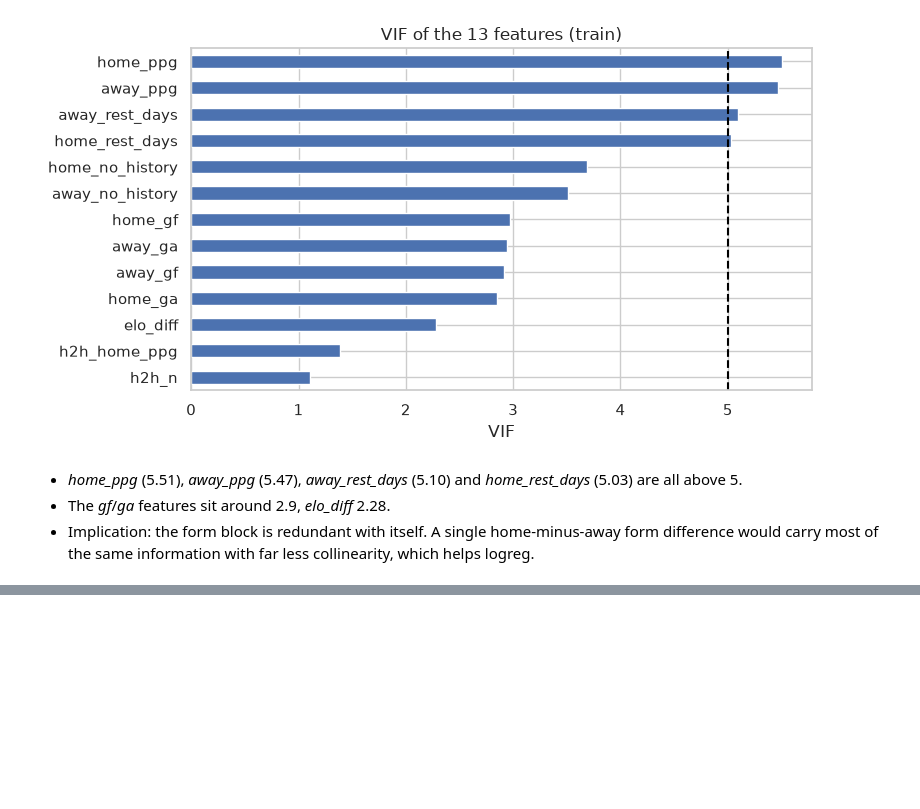
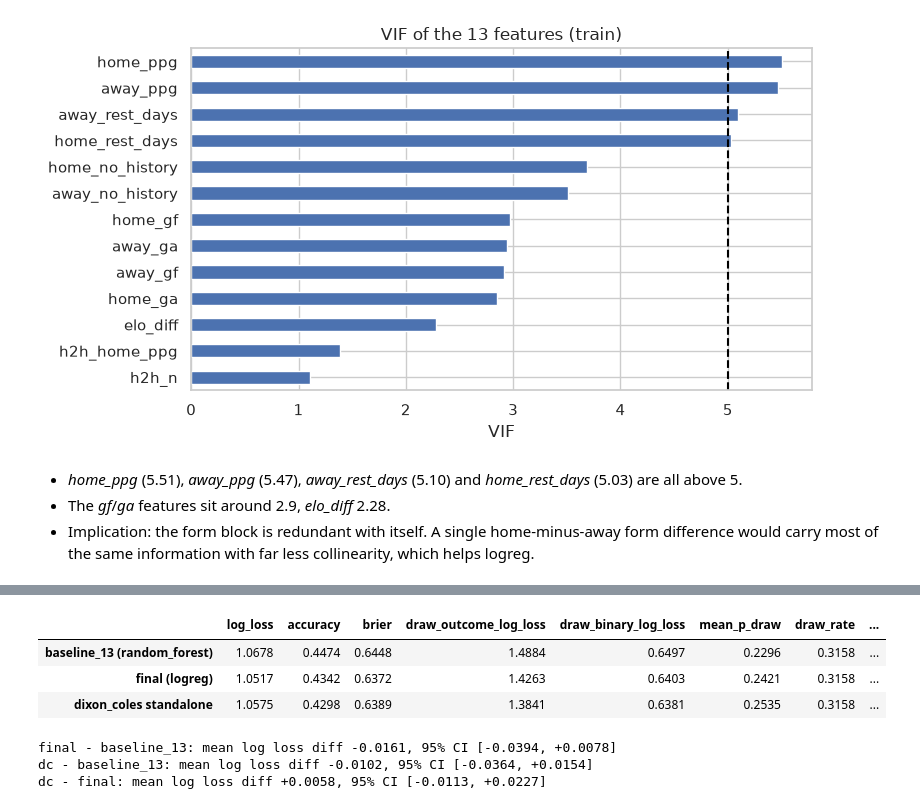
Before and after one commit to Darragh7/CS6422-Complex-Systems-Design-Group-3, a Jupyter notebook: ai/training/eda.ipynb, the cells around one changed output, grey strips where cells are left out. Drawn from its saved outputs; the diff is of its cells as text; code cells hidden in the pictures; blank space fills up the shorter version.

```diff
--- a/ai/training/eda.ipynb
+++ b/ai/training/eda.ipynb
@@ -490,0 +621,20 @@ None of this proves a lower log loss yet. Next step (once agreed) is the same Ti
+# %%
+test_rows, probs = {}, {}
+for name, cols in (("baseline_13", F.BASELINE), ("final", FINAL)):
+    best, model, _ = T.select_model(abl_train[cols], ya)
+    probs[name] = pd.DataFrame(T._aligned_proba(model, abl_test[cols], T.LABELS), index=abl_test.index, columns=T.LABELS)
+    test_rows[f"{name} ({best})"] = T.prob_metrics(abl_test["result"], probs[name])
+probs["dc"] = abl_test[DC_COLS].set_axis(T.LABELS, axis=1)
+test_rows["dixon_coles standalone"] = T.prob_metrics(abl_test["result"], probs["dc"])
+display(pd.DataFrame(test_rows).T.round(4))
+for a, b in (("final", "baseline_13"), ("dc", "baseline_13"), ("dc", "final")):
+    d, lo, hi = T.paired_bootstrap_ci(abl_test["result"], probs[a], probs[b])
+    print(f"{a} - {b}: mean log loss diff {d:+.4f}, 95% CI [{lo:+.4f}, {hi:+.4f}]")
+# %% [output]
+|  | log_loss | accuracy | brier | draw_outcome_log_loss | draw_binary_log_loss | mean_p_draw | draw_rate | ... |
+| baseline_13 (random_forest) | 1.0678 | 0.4474 | 0.6448 | 1.4884 | 0.6497 | 0.2296 | 0.3158 | ... |
+| final (logreg) | 1.0517 | 0.4342 | 0.6372 | 1.4263 | 0.6403 | 0.2421 | 0.3158 | ... |
+| dixon_coles standalone | 1.0575 | 0.4298 | 0.6389 | 1.3841 | 0.6381 | 0.2535 | 0.3158 | ... |
+final - baseline_13: mean log loss diff -0.0161, 95% CI [-0.0394, +0.0078]
+dc - baseline_13: mean log loss diff -0.0102, 95% CI [-0.0364, +0.0154]
+dc - final: mean log loss diff +0.0058, 95% CI [-0.0113, +0.0227]
```
Also changed, not shown: parts of 13 cells of this notebook, 6 other files.
